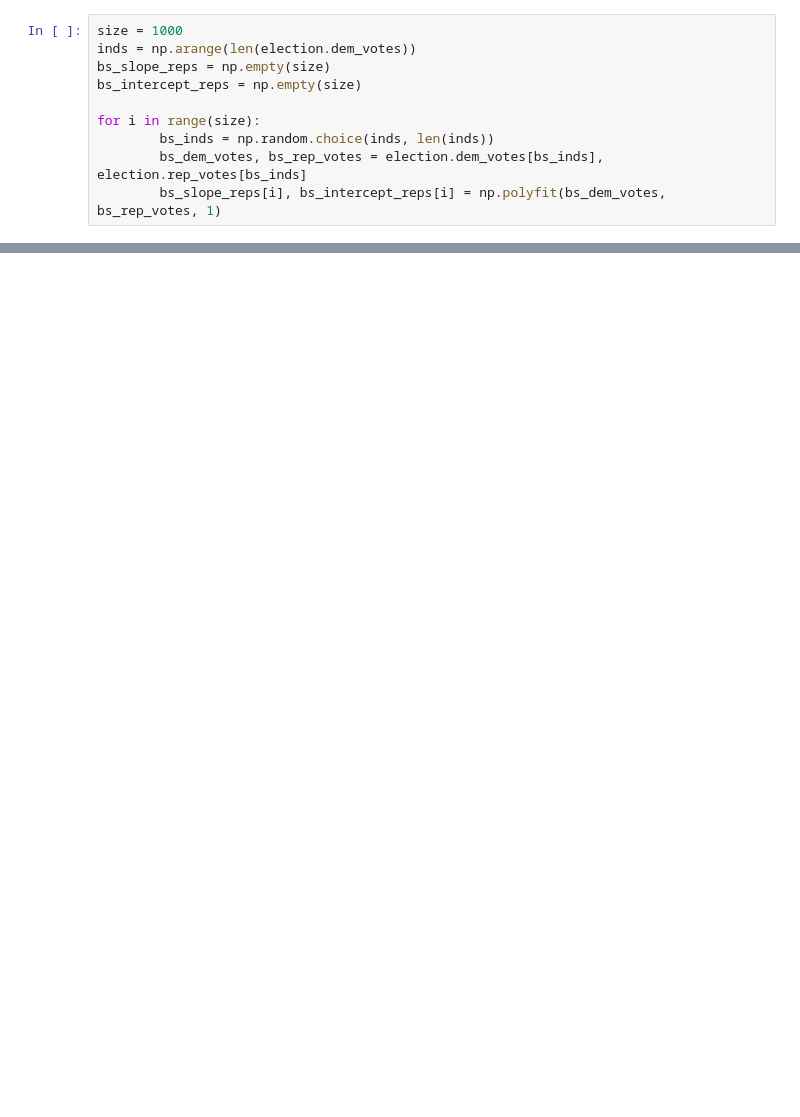
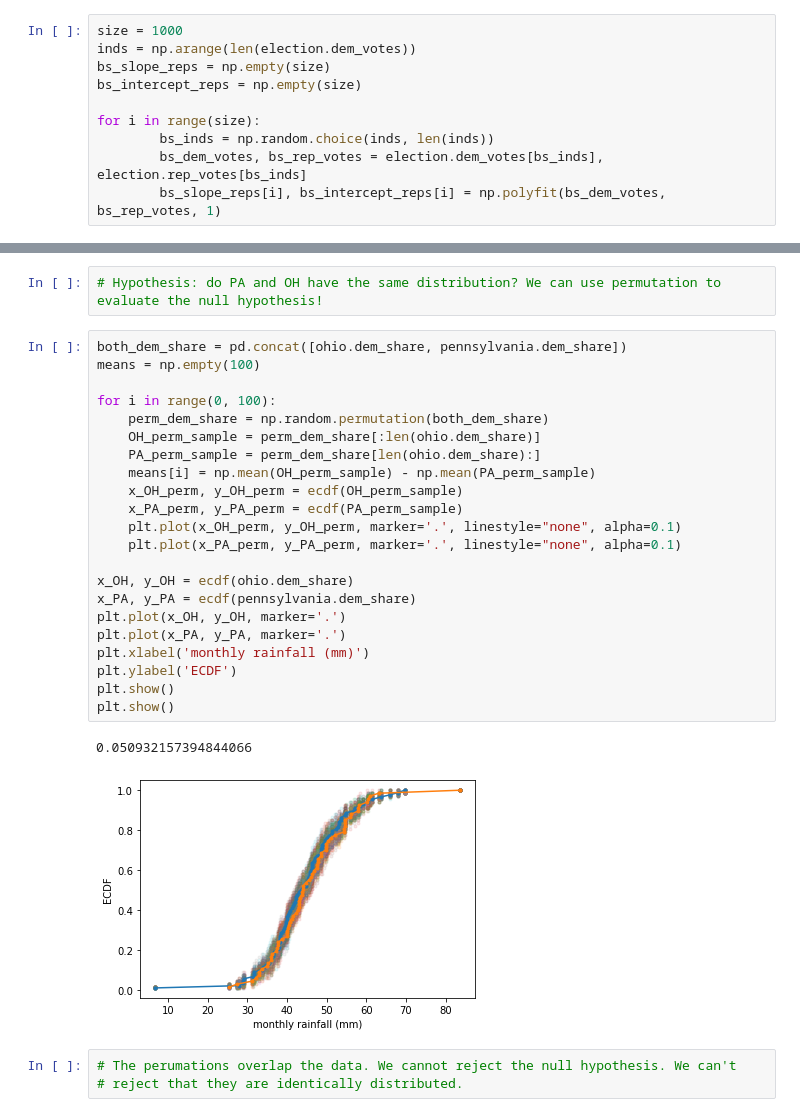
Before and after one commit to rmarinplana/personalProjects, a Jupyter notebook: EDA/statistical_thinking.ipynb, the cells around one changed output, grey strips where cells are left out. Cells and saved outputs as stored; diff of their text form; blank space fills up the shorter version.

```diff
--- a/EDA/statistical_thinking.ipynb
+++ b/EDA/statistical_thinking.ipynb
@@ -419,0 +462,30 @@ plt.show()
+# %%
+# Hypothesis: do PA and OH have the same distribution? We can use permutation to evaluate the null hypothesis!
+# %%
+both_dem_share = pd.concat([ohio.dem_share, pennsylvania.dem_share])
+means = np.empty(100)
+
+for i in range(0, 100):
+    perm_dem_share = np.random.permutation(both_dem_share)
+    OH_perm_sample = perm_dem_share[:len(ohio.dem_share)]
+    PA_perm_sample = perm_dem_share[len(ohio.dem_share):]
+    means[i] = np.mean(OH_perm_sample) - np.mean(PA_perm_sample)
+    x_OH_perm, y_OH_perm = ecdf(OH_perm_sample)
+    x_PA_perm, y_PA_perm = ecdf(PA_perm_sample)
+    plt.plot(x_OH_perm, y_OH_perm, marker='.', linestyle="none", alpha=0.1)
+    plt.plot(x_PA_perm, y_PA_perm, marker='.', linestyle="none", alpha=0.1)
+
+x_OH, y_OH = ecdf(ohio.dem_share)
+x_PA, y_PA = ecdf(pennsylvania.dem_share)
+plt.plot(x_OH, y_OH, marker='.')
+plt.plot(x_PA, y_PA, marker='.')
+plt.xlabel('monthly rainfall (mm)')
+plt.ylabel('ECDF')
+plt.show()
+plt.show()
+# %% [output]
+0.050932157394844066
+[figure, added]
+# %%
+# The perumations overlap the data. We cannot reject the null hypothesis. We can't
+# reject that they are identically distributed.
```
Also changed, not shown: parts of 35 cells of this notebook.
